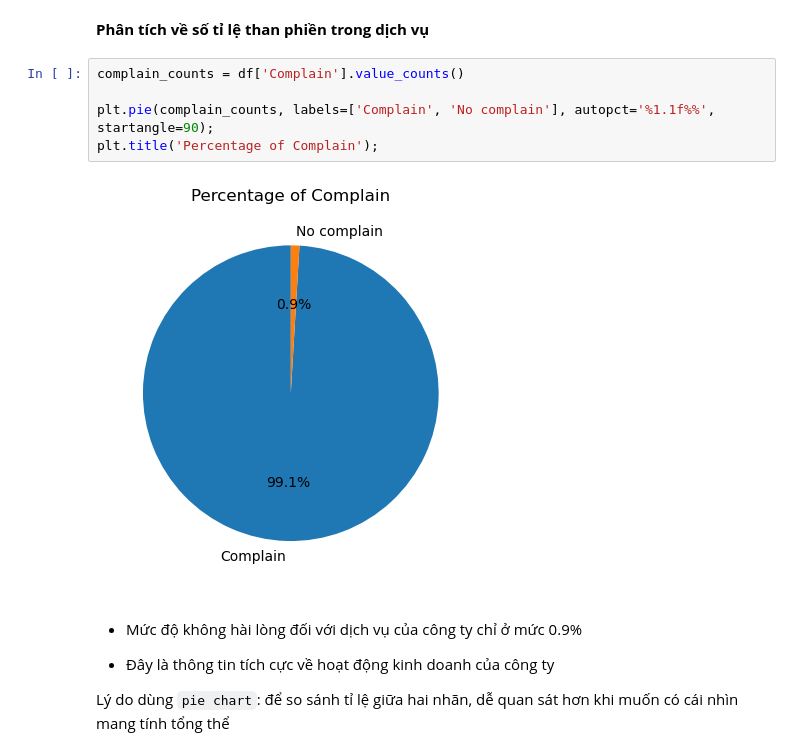
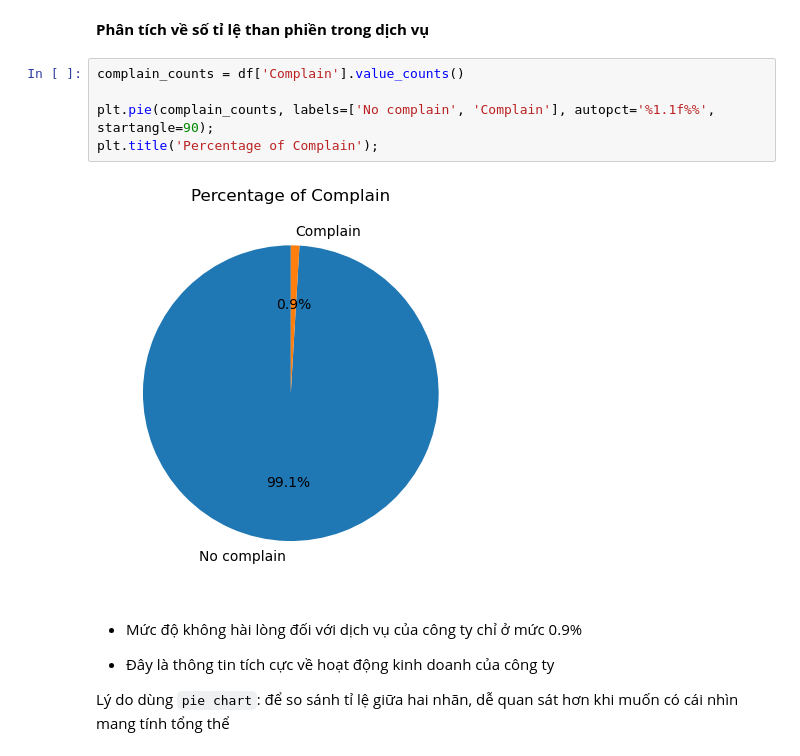
Before and after one commit to HuyAnhTon/Programming_DS, a Jupyter notebook: 1-eda.ipynb, the cells around one changed output. Drawn from its saved outputs; the diff is of its cells as text.

```diff
--- a/1-eda.ipynb
+++ b/1-eda.ipynb
@@ -167,10 +167,10 @@ Lý do sử dụng `pie chart`: để so sánh các thành phần với nhau, d
 # %%
 complain_counts = df['Complain'].value_counts()
 
-plt.pie(complain_counts, labels=['Complain', 'No complain'], autopct='%1.1f%%', startangle=90);
+plt.pie(complain_counts, labels=['No complain', 'Complain'], autopct='%1.1f%%', startangle=90);
 plt.title('Percentage of Complain');
 # %% [output]
-[figure, old version]
+[figure, new version]
 # %% [markdown]
 - Mức độ không hài lòng đối với dịch vụ của công ty chỉ ở mức 0.9%
 
```
Also changed, not shown: parts of 3 cells of this notebook, 2 other files.
